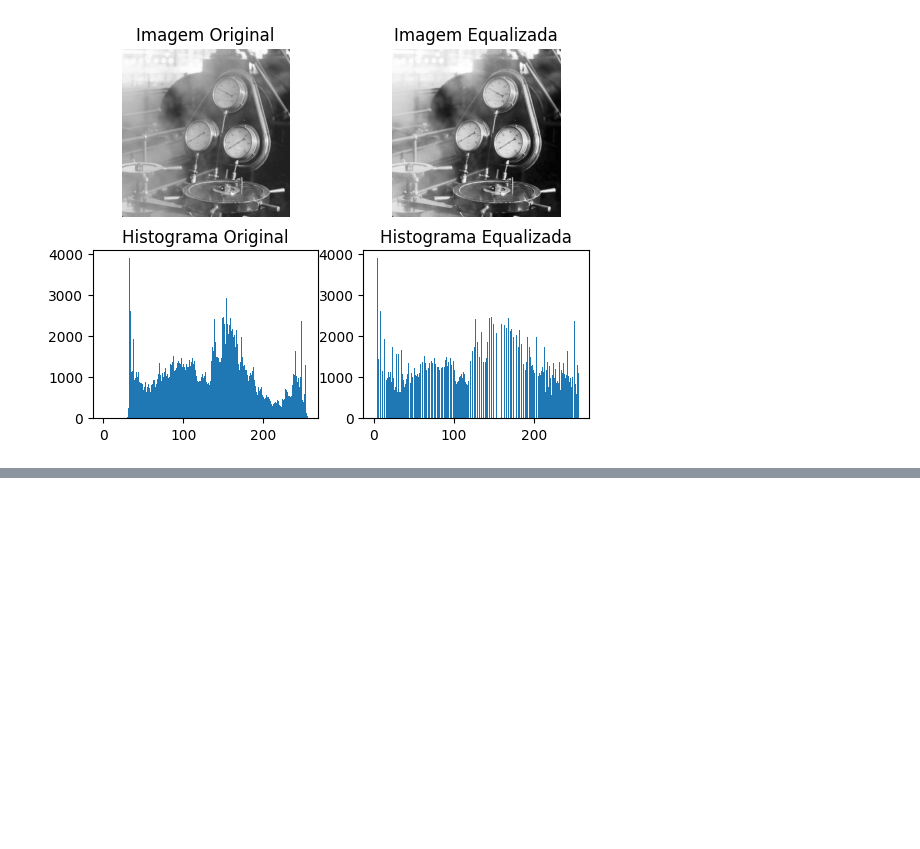
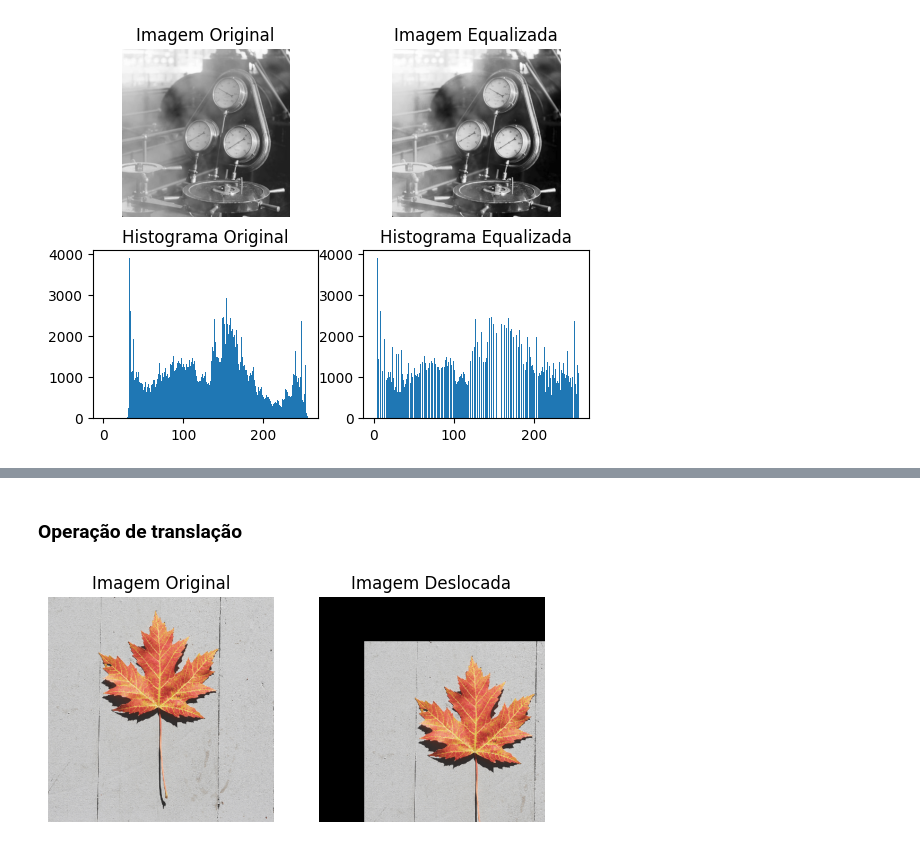
Before and after one commit to HyagoAllyf/computer-vision, a Jupyter notebook: aula5.ipynb, the cells around one changed output, grey strips where cells are left out. Drawn from its saved outputs; the diff is of its cells as text; code cells hidden in the pictures; blank space fills up the shorter version.

```diff
--- a/aula5.ipynb
+++ b/aula5.ipynb
@@ -176,0 +211,29 @@ plt.show()
+# %% [markdown]
+### Operação de translação
+# %%
+import cv2
+import numpy as np
+import matplotlib.pyplot as plt
+
+imagemOriginal = cv2.imread('C:/Users/hyago/documentos/Meusprojetos/python/computacao_visual/computer-vision/for_colorida.png')
+
+totalLinhas, totalColunas = imagemOriginal.shape[:2]
+
+matriz = np.float32([[1,0,100], [0, 1, 100]])
+imagemDeslocada = cv2.warpAffine(
+    imagemOriginal,
+    matriz,
+    (totalColunas, totalLinhas)
+)
+
+plt.subplot(1,2, 1)
+plt.title('Imagem Original')
+plt.imshow(cv2.cvtColor(imagemOriginal, cv2.COLOR_BGR2RGB))
+plt.axis('off')
+plt.subplot(1,2,2)
+plt.title('Imagem Deslocada')
+plt.imshow(cv2.cvtColor(imagemDeslocada, cv2.COLOR_BGR2RGB))
+plt.axis('off')
+plt.show()
+# %% [output]
+[figure, added]
```
Also changed, not shown: parts of 8 cells of this notebook, 3 other files.
